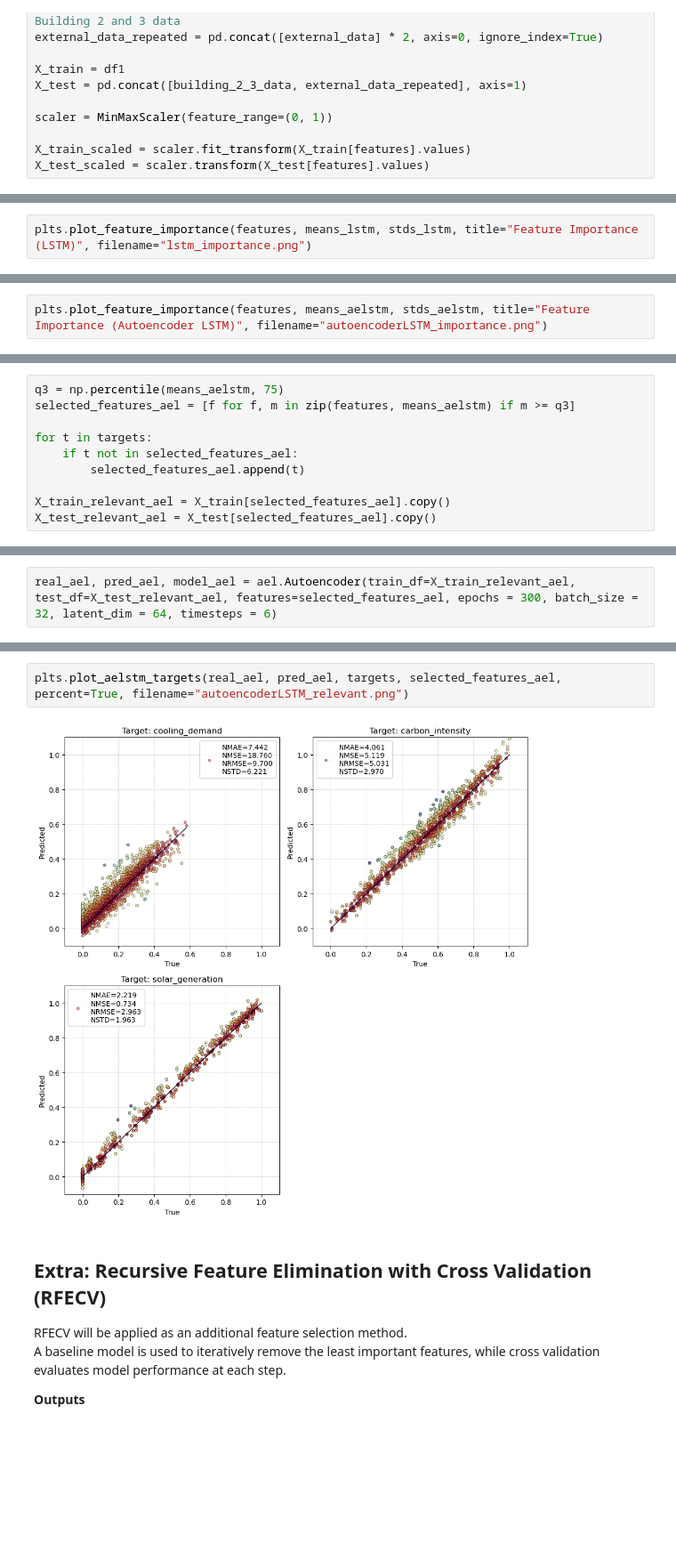
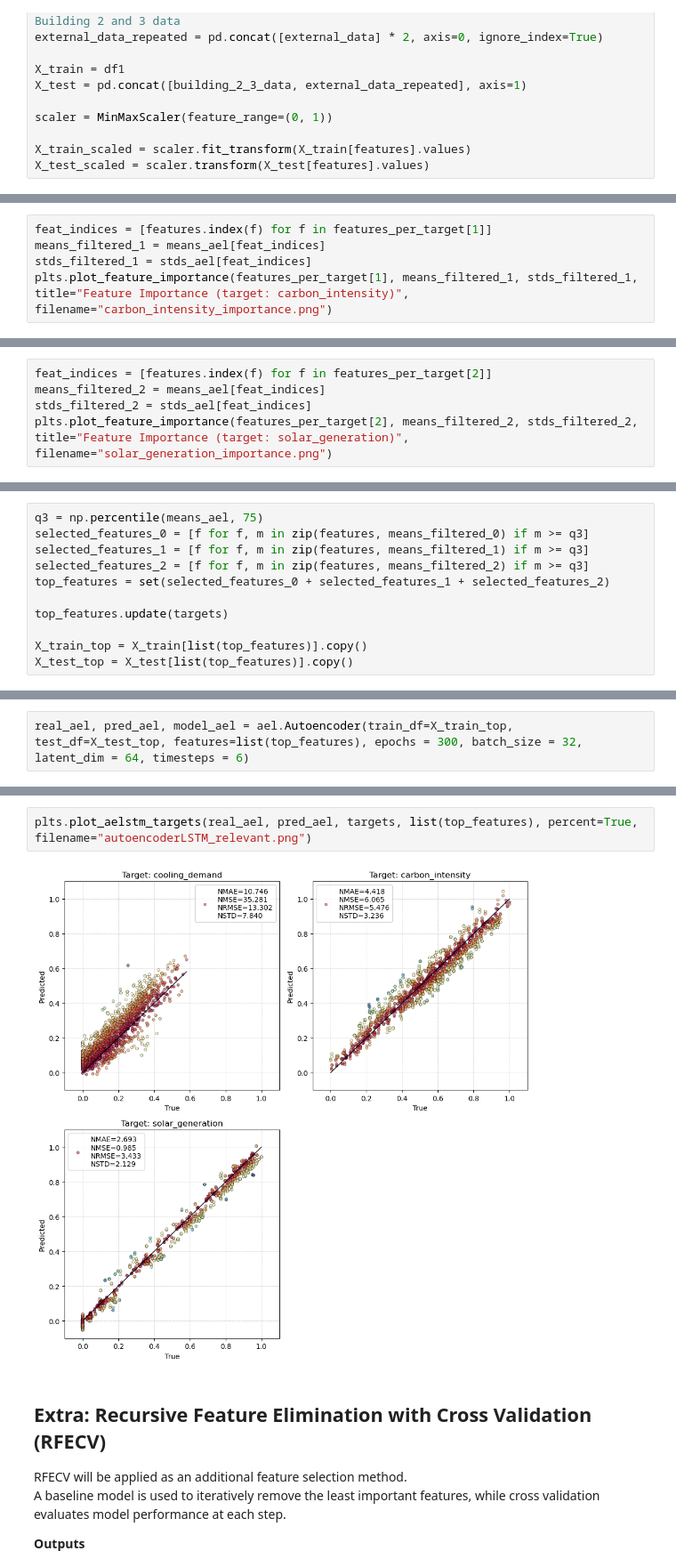
Before and after one commit to federicogiacopuzzi-univr/ProgressiveModeling, a Jupyter notebook: notebooks/explainability.ipynb, the cells around one changed output, grey strips where cells are left out. Shown at 89% size. Cells and saved outputs as stored; diff of their text form; blank space fills up the shorter version.

```diff
--- a/notebooks/explainability.ipynb
+++ b/notebooks/explainability.ipynb
@@ -171,3 +143,6 @@ plts.plot_feature_importance(features, means_ae, stds_ae, title="Feature Importa
 # %%
-plts.plot_feature_importance(features, means_lstm, stds_lstm, title="Feature Importance (LSTM)", filename="lstm_importance.png")
+feat_indices = [features.index(f) for f in features_per_target[1]]
+means_filtered_1 = means_ael[feat_indices]
+stds_filtered_1 = stds_ael[feat_indices]
+plts.plot_feature_importance(features_per_target[1], means_filtered_1, stds_filtered_1, title="Feature Importance (target: carbon_intensity)", filename="carbon_intensity_importance.png")
 # %% [output]
@@ -175,3 +150,6 @@ plts.plot_feature_importance(features, means_lstm, stds_lstm, title="Feature Imp
 # %%
-plts.plot_feature_importance(features, means_aelstm, stds_aelstm, title="Feature Importance (Autoencoder LSTM)", filename="autoencoderLSTM_importance.png")
+feat_indices = [features.index(f) for f in features_per_target[2]]
+means_filtered_2 = means_ael[feat_indices]
+stds_filtered_2 = stds_ael[feat_indices]
+plts.plot_feature_importance(features_per_target[2], means_filtered_2, stds_filtered_2, title="Feature Importance (target: solar_generation)", filename="solar_generation_importance.png")
 # %% [output]
@@ -205,10 +162,11 @@ X_test_relevant_lstm = X_test[selected_features_lstm].copy()
 # %%
-q3 = np.percentile(means_aelstm, 75)
-selected_features_ael = [f for f, m in zip(features, means_aelstm) if m >= q3]
+q3 = np.percentile(means_ael, 75)
+selected_features_0 = [f for f, m in zip(features, means_filtered_0) if m >= q3]
+selected_features_1 = [f for f, m in zip(features, means_filtered_1) if m >= q3]
+selected_features_2 = [f for f, m in zip(features, means_filtered_2) if m >= q3]
+top_features = set(selected_features_0 + selected_features_1 + selected_features_2)
 
-for t in targets:
-    if t not in selected_features_ael:
-        selected_features_ael.append(t)
+top_features.update(targets)
 
-X_train_relevant_ael = X_train[selected_features_ael].copy()
-X_test_relevant_ael = X_test[selected_features_ael].copy()
+X_train_top = X_train[list(top_features)].copy()
+X_test_top = X_test[list(top_features)].copy()
@@ -255,3 +187,3 @@ Epoch 150/150
 # %%
-real_ael, pred_ael, model_ael = ael.Autoencoder(train_df=X_train_relevant_ael, test_df=X_test_relevant_ael, features=selected_features_ael, epochs = 300, batch_size = 32, latent_dim = 64, timesteps = 6)
+real_ael, pred_ael, model_ael = ael.Autoencoder(train_df=X_train_top, test_df=X_test_top, features=list(top_features), epochs = 300, batch_size = 32, latent_dim = 64, timesteps = 6)
 # %% [output]
@@ -283,7 +207,7 @@ plts.plot_targets(real_lstm, pred_lstm, targets, selected_features_lstm, percent
 # %%
-plts.plot_aelstm_targets(real_ael, pred_ael, targets, selected_features_ael, percent=True, filename="autoencoderLSTM_relevant.png")
+plts.plot_aelstm_targets(real_ael, pred_ael, targets, list(top_features), percent=True, filename="autoencoderLSTM_relevant.png")
 # %% [output]
-[figure, old version]
+[figure, new version]
 # %% [markdown]
 ## Extra: Recursive Feature Elimination with Cross Validation (RFECV)
 
```
Also changed, not shown: parts of 26 cells of this notebook, 13 other files.
